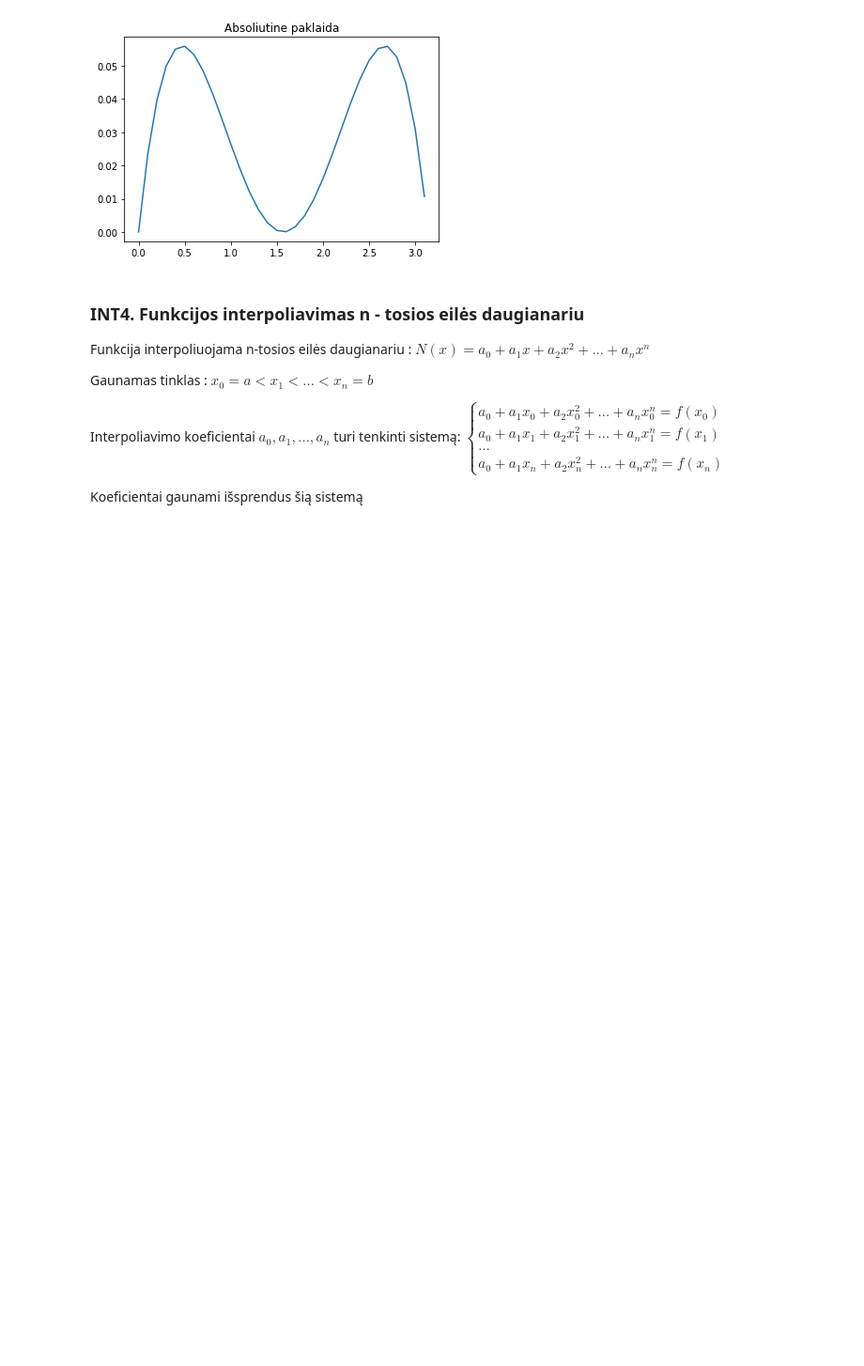
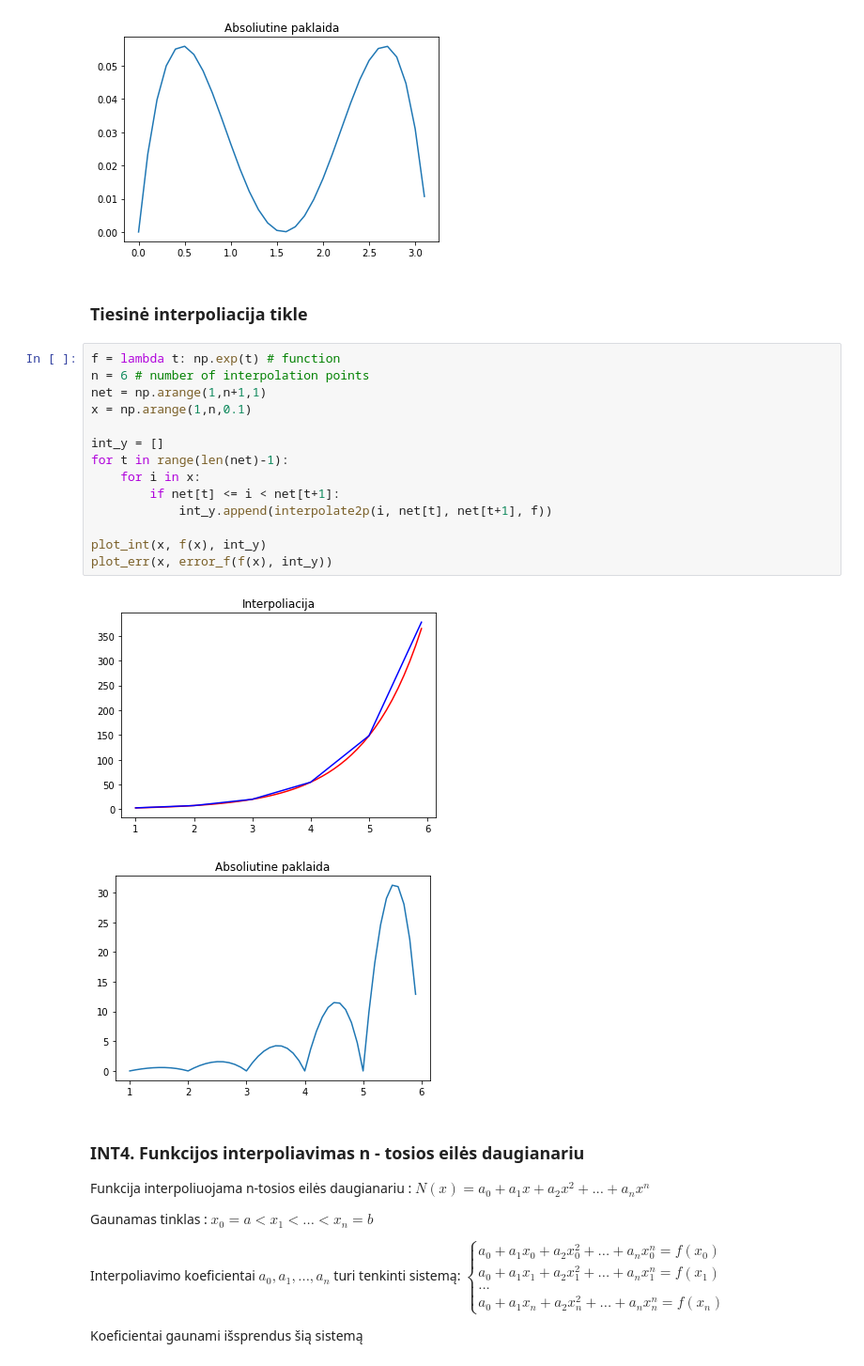
Before and after one commit to MilaSong/Numerical_analysis, a Jupyter notebook: Interpoliavimas.ipynb, the cells around one changed output. Shown at 94% size. Cells and saved outputs as stored; diff of their text form; blank space fills up the shorter version.

```diff
--- a/Interpoliavimas.ipynb
+++ b/Interpoliavimas.ipynb
@@ -106,6 +106,25 @@ plot_err(x, err)
 # %% [output]
 [figure]
 [figure]
+# %% [markdown]
+### Tiesinė interpoliacija tikle
+# %%
+f = lambda t: np.exp(t) # function
+n = 6 # number of interpolation points
+net = np.arange(1,n+1,1)
+x = np.arange(1,n,0.1)
+
+int_y = []
+for t in range(len(net)-1):
+    for i in x:
+        if net[t] <= i < net[t+1]:
+            int_y.append(interpolate2p(i, net[t], net[t+1], f))
+
+plot_int(x, f(x), int_y)
+plot_err(x, error_f(f(x), int_y))
+# %% [output]
+[figure, added]
+[figure, added]
 # %% [markdown]
 ### INT4. Funkcijos interpoliavimas n - tosios eilės daugianariu
 Funkcija interpoliuojama n-tosios eilės daugianariu
```
Also changed, not shown: parts of 6 cells of this notebook.
